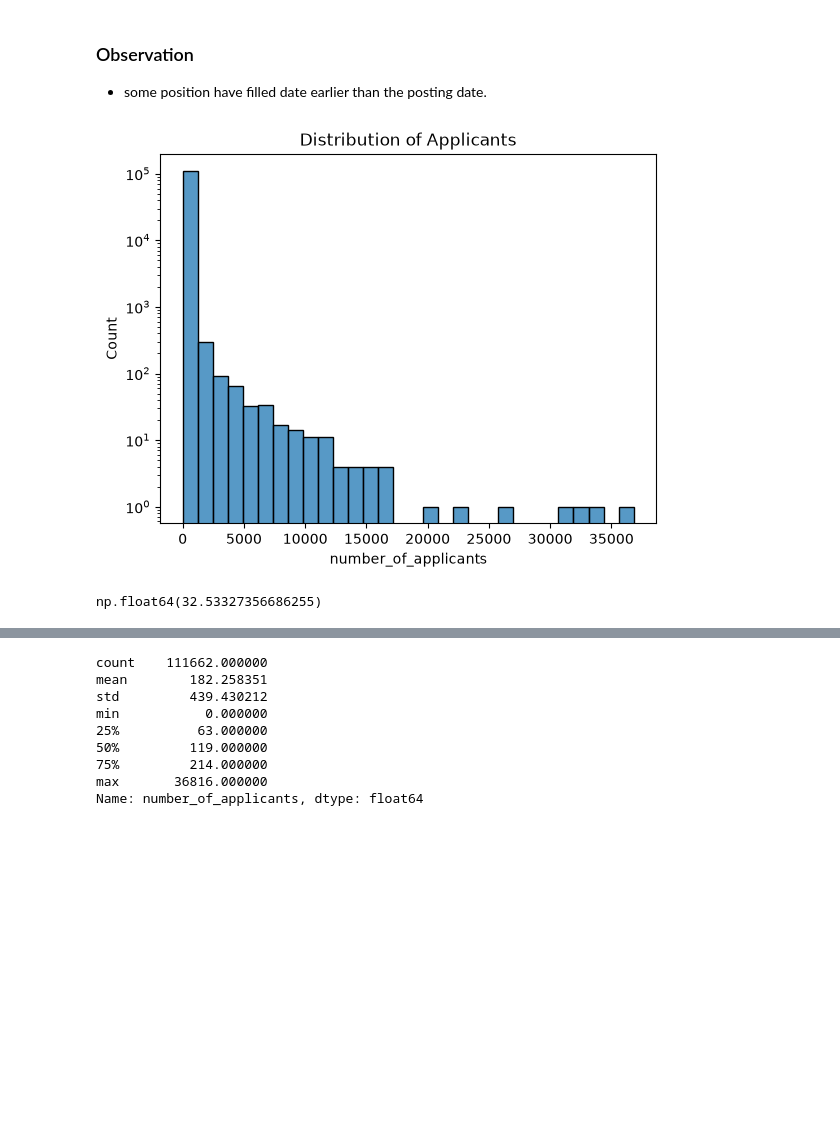
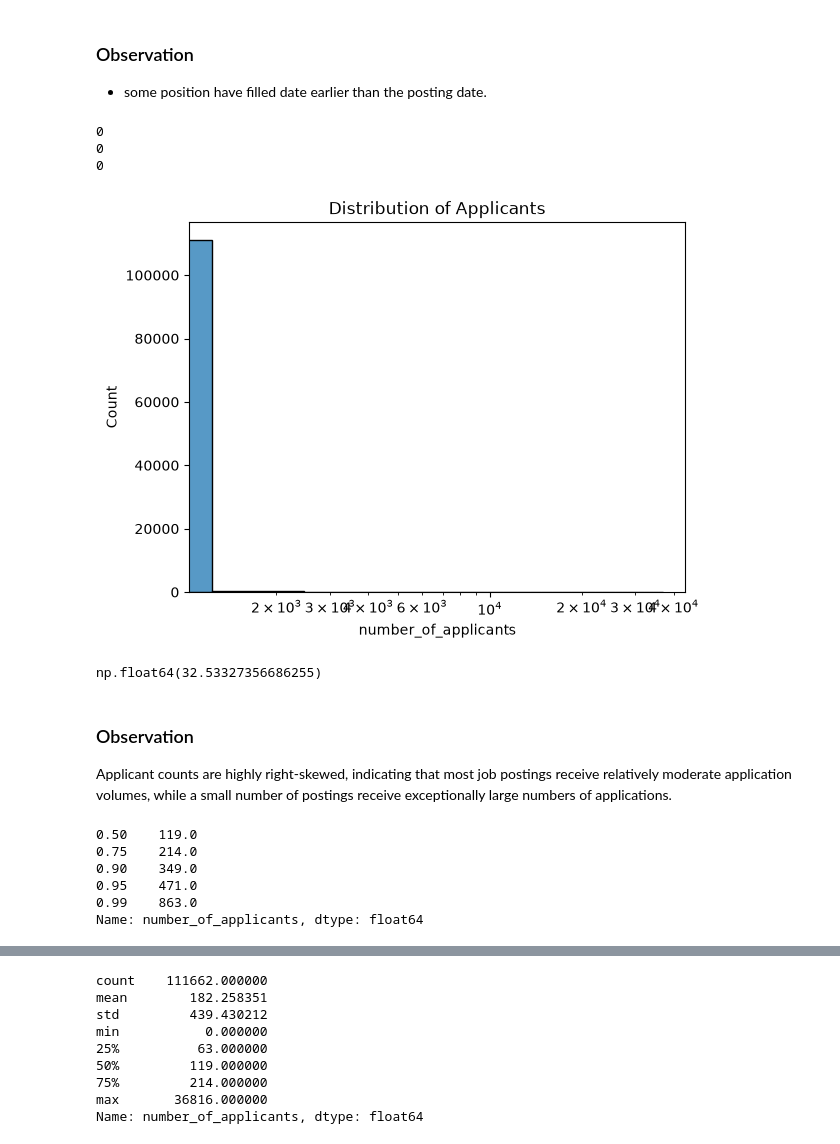
Before and after one commit to adityasaini-devx/Task_01, a Jupyter notebook: EDA_Tech_Job_Market.ipynb, the cells around one changed output, grey strips where cells are left out. Drawn from its saved outputs; the diff is of its cells as text; code cells hidden in the pictures; blank space fills up the shorter version.

```diff
--- a/EDA_Tech_Job_Market.ipynb
+++ b/EDA_Tech_Job_Market.ipynb
@@ -247,14 +293,41 @@ df.loc[df["offers_accepted"] > df["offers_extended"], "offers_accepted"] = np.na
 df.loc[df["date_position_filled"] < df["posting_date"], "date_position_filled"] = pd.NaT
 
 df.loc[df["number_of_applicants"] < 0, "number_of_applicants"] = np.nan
+# %%
+print((df["offers_accepted"] > df["offers_extended"]).sum())
+
+print((df["posting_date"] > df["date_position_filled"]).sum())
+
+print((df["number_of_applicants"] < 0).sum())
+# %% [output]
+0
+0
+0
 # %%
 df_positive = df[df["number_of_applicants"] >= 0]
-sns.histplot(df_positive["number_of_applicants"], bins=30, log=True)
+sns.histplot(df_positive["number_of_applicants"], bins=30)
+plt.xscale("log")
 plt.title("Distribution of Applicants")
 plt.show()
 # %% [output]
-[figure, old version]
+[figure, new version]
 # %%
 df["number_of_applicants"].skew()
 # %% [output]
 np.float64(32.53327356686255)
+# %% [markdown]
+### Observation
+
+Applicant counts are highly right-skewed, indicating that most
+job postings receive relatively moderate application volumes,
+while a small number of postings receive exceptionally large
+numbers of applications.
+# %%
+df["number_of_applicants"].quantile([0.50, 0.75, 0.90, 0.95, 0.99])
+# %% [output]
+0.50    119.0
+0.75    214.0
+0.90    349.0
+0.95    471.0
+0.99    863.0
+Name: number_of_applicants, dtype: float64
```
Also changed, not shown: parts of 66 cells of this notebook.
